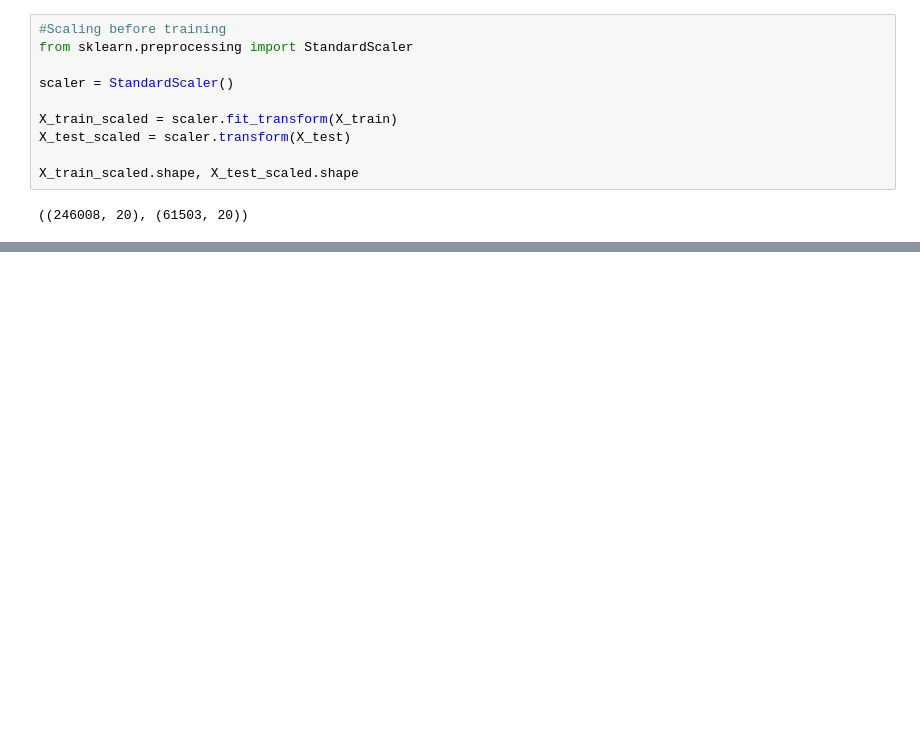
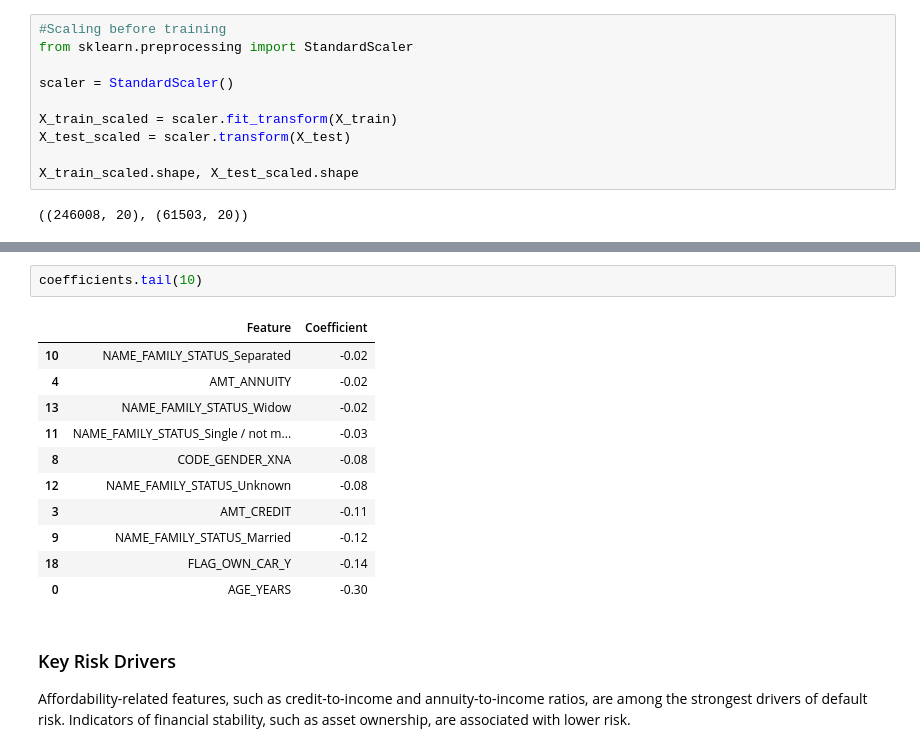
Before and after one commit to Vhutshilo0/home-credit-risk, a Jupyter notebook: notebooks/01_credit_risk_home_credit.ipynb, the cells around one changed output, grey strips where cells are left out. Saved outputs shown, nothing was run; the diff lists cells and outputs as text; blank space fills up the shorter version.

```diff
--- a/notebooks/01_credit_risk_home_credit.ipynb
+++ b/notebooks/01_credit_risk_home_credit.ipynb
@@ -324,0 +508,19 @@ X_train_scaled.shape, X_test_scaled.shape
+# %%
+coefficients.tail(10)
+# %% [output]
+|  | Feature | Coefficient |
+| 10 | NAME_FAMILY_STATUS_Separated | -0.02 |
+| 4 | AMT_ANNUITY | -0.02 |
+| 13 | NAME_FAMILY_STATUS_Widow | -0.02 |
+| 11 | NAME_FAMILY_STATUS_Single / not m... | -0.03 |
+| 8 | CODE_GENDER_XNA | -0.08 |
+| 12 | NAME_FAMILY_STATUS_Unknown | -0.08 |
+| 3 | AMT_CREDIT | -0.11 |
+| 9 | NAME_FAMILY_STATUS_Married | -0.12 |
+| 18 | FLAG_OWN_CAR_Y | -0.14 |
+| 0 | AGE_YEARS | -0.30 |
+# %% [markdown]
+### Key Risk Drivers
+
+Affordability-related features, such as credit-to-income and annuity-to-income ratios, are among the strongest drivers of default risk.
+Indicators of financial stability, such as asset ownership, are associated with lower risk.
```
Also changed, not shown: parts of 16 cells of this notebook.
